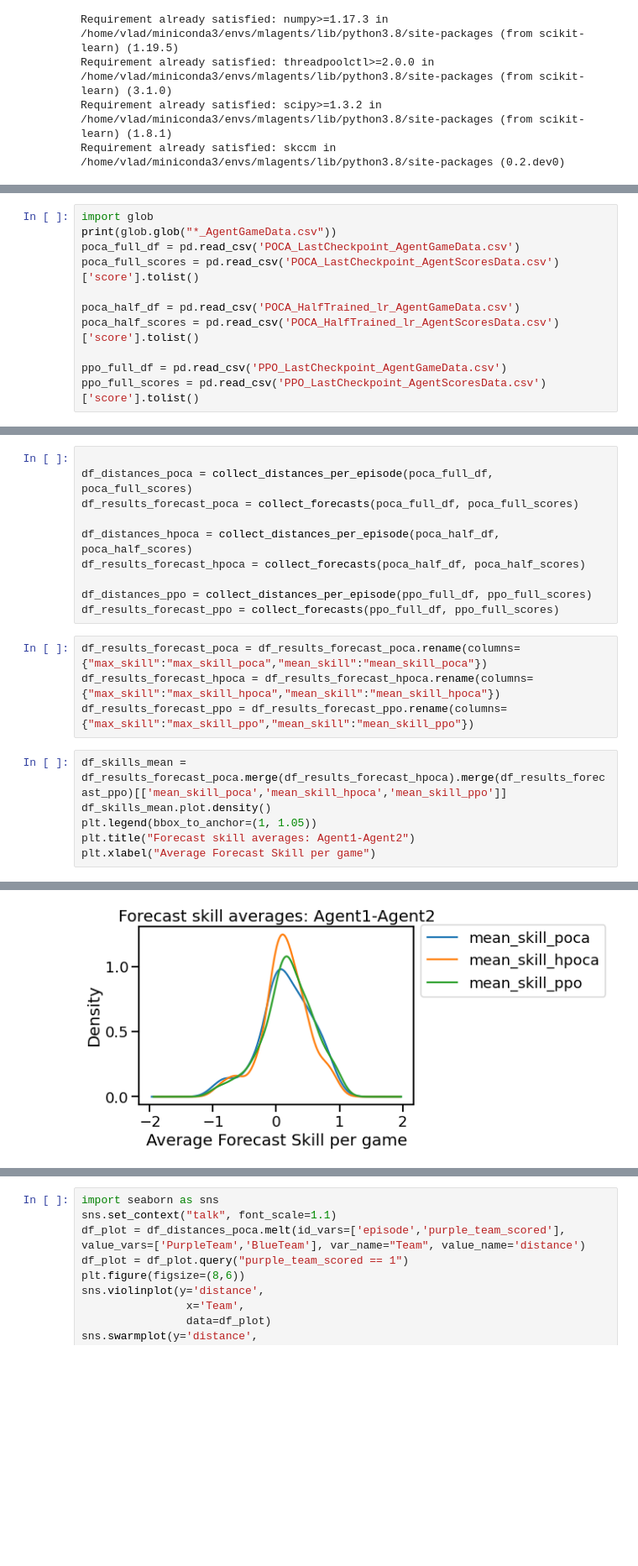
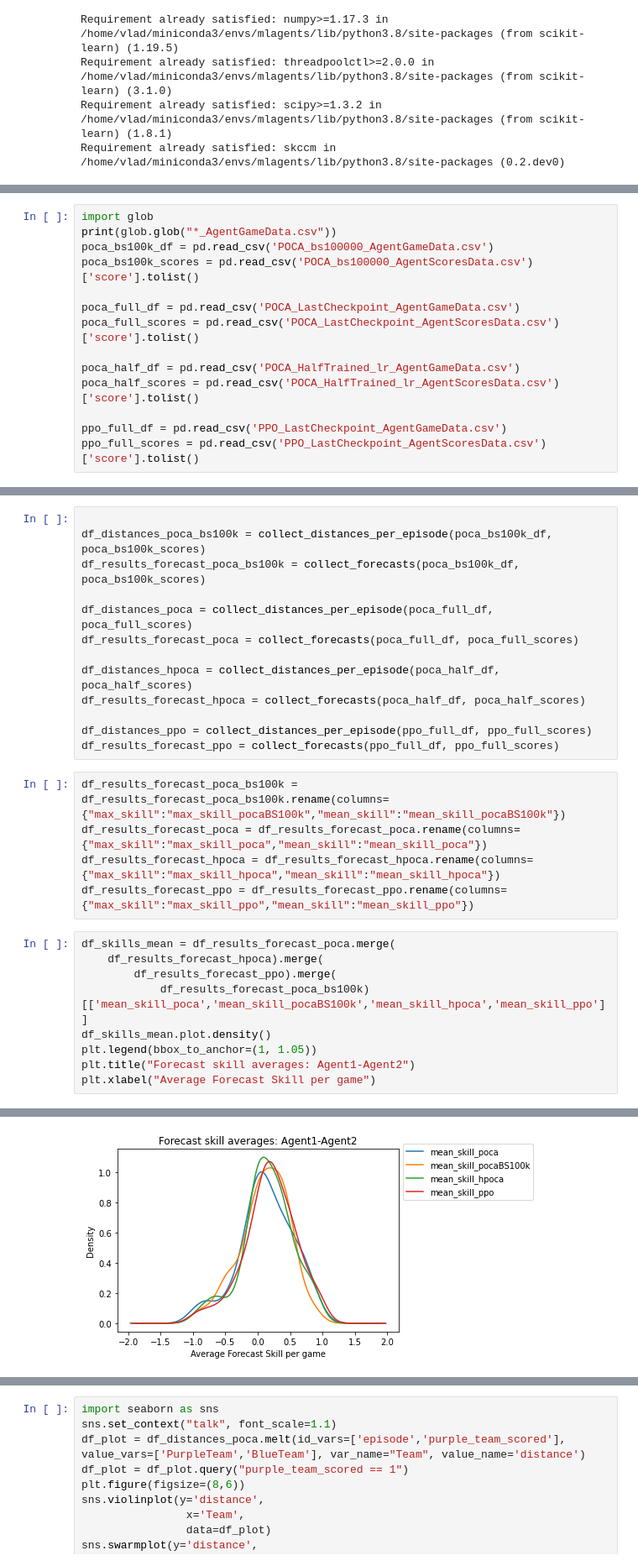
Before and after one commit to barrylee111/ml-unity-collaborative, a Jupyter notebook: data_analysis/player_tracking.ipynb, the cells around one changed output, grey strips where cells are left out. Shown at 84% size. Saved outputs shown, nothing was run; the diff lists cells and outputs as text; blank space fills up the shorter version.

Commit message:
add agent data and analysis for bs100k model

```diff
--- a/data_analysis/player_tracking.ipynb
+++ b/data_analysis/player_tracking.ipynb
@@ -172,6 +180,9 @@ all_files = [
 # %%
 import glob
 print(glob.glob("*_AgentGameData.csv"))
+poca_bs100k_df = pd.read_csv('POCA_bs100000_AgentGameData.csv')
+poca_bs100k_scores = pd.read_csv('POCA_bs100000_AgentScoresData.csv')['score'].tolist()
+
 poca_full_df = pd.read_csv('POCA_LastCheckpoint_AgentGameData.csv')
 poca_full_scores = pd.read_csv('POCA_LastCheckpoint_AgentScoresData.csv')['score'].tolist()
 
@@ -185,4 +196,7 @@ ppo_full_scores = pd.read_csv('PPO_LastCheckpoint_AgentScoresData.csv')['score']
 # %%
+
+df_distances_poca_bs100k = collect_distances_per_episode(poca_bs100k_df, poca_bs100k_scores)
+df_results_forecast_poca_bs100k = collect_forecasts(poca_bs100k_df, poca_bs100k_scores)
 
 df_distances_poca = collect_distances_per_episode(poca_full_df, poca_full_scores)
 df_results_forecast_poca = collect_forecasts(poca_full_df, poca_full_scores)
@@ -193,18 +207,22 @@ df_results_forecast_hpoca = collect_forecasts(poca_half_df, poca_half_scores)
 df_distances_ppo = collect_distances_per_episode(ppo_full_df, ppo_full_scores)
 df_results_forecast_ppo = collect_forecasts(ppo_full_df, ppo_full_scores)
 # %%
+df_results_forecast_poca_bs100k = df_results_forecast_poca_bs100k.rename(columns={"max_skill":"max_skill_pocaBS100k","mean_skill":"mean_skill_pocaBS100k"})
 df_results_forecast_poca = df_results_forecast_poca.rename(columns={"max_skill":"max_skill_poca","mean_skill":"mean_skill_poca"})
 df_results_forecast_hpoca = df_results_forecast_hpoca.rename(columns={"max_skill":"max_skill_hpoca","mean_skill":"mean_skill_hpoca"})
 df_results_forecast_ppo = df_results_forecast_ppo.rename(columns={"max_skill":"max_skill_ppo","mean_skill":"mean_skill_ppo"})
 # %%
-df_skills_mean = df_results_forecast_poca.merge(df_results_forecast_hpoca).merge(df_results_forecast_ppo)[['mean_skill_poca','mean_skill_hpoca','mean_skill_ppo']]
+df_skills_mean = df_results_forecast_poca.merge(
+    df_results_forecast_hpoca).merge(
+        df_results_forecast_ppo).merge(
+            df_results_forecast_poca_bs100k)[['mean_skill_poca','mean_skill_pocaBS100k','mean_skill_hpoca','mean_skill_ppo']]
 df_skills_mean.plot.density()
 plt.legend(bbox_to_anchor=(1, 1.05))
 plt.title("Forecast skill averages: Agent1-Agent2")
 plt.xlabel("Average Forecast Skill per game")
 # %% [output]
 Text(0.5, 0, 'Average Forecast Skill per game')
-[figure, old version]
+[figure, new version]
 # %%
 df_skills_mean.describe()
 # %% [output]
```
Also changed, not shown: parts of 9 cells of this notebook, 2 other files.
